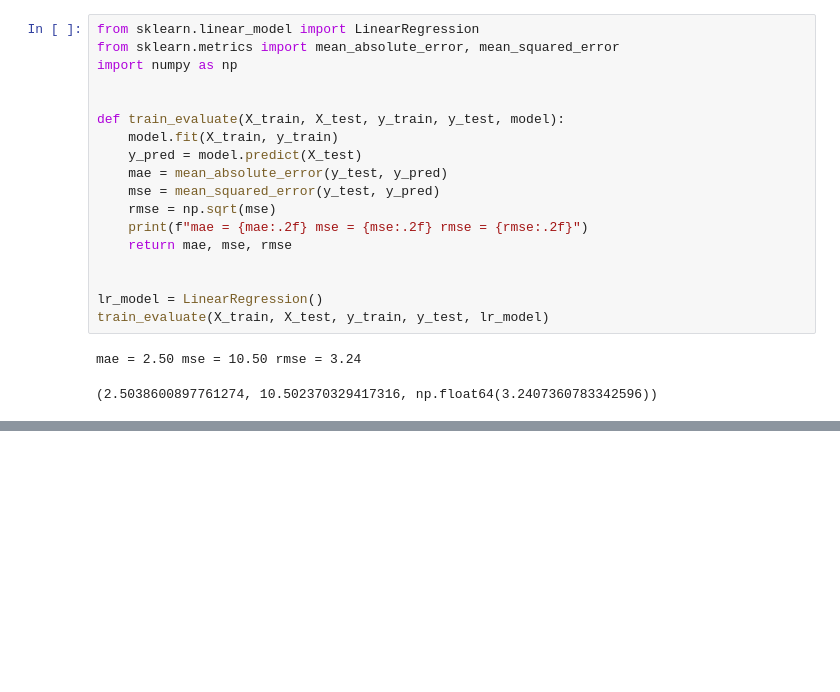
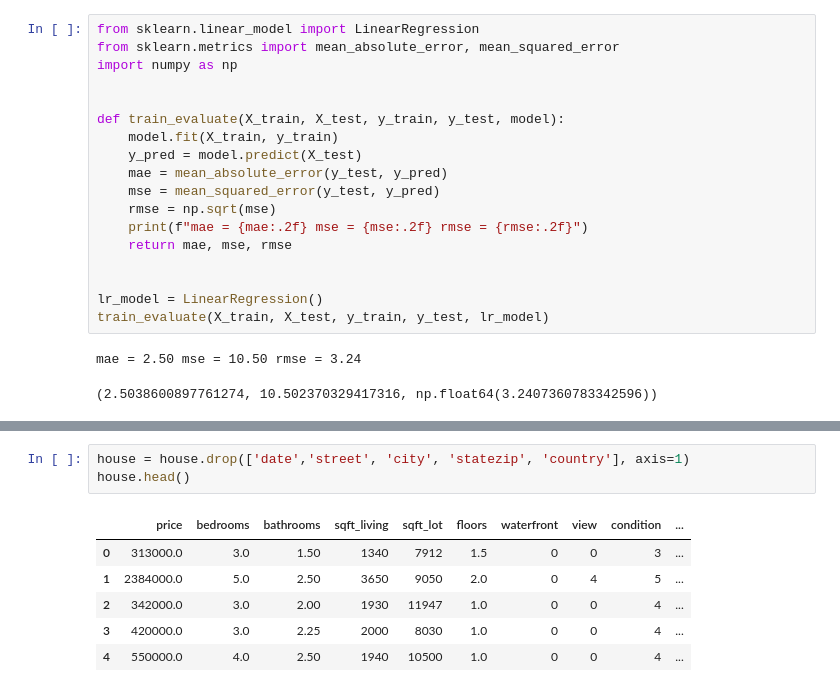
Before and after one commit to Lilit900/machine_learning_lilit_ajoyan_mlops25, a Jupyter notebook: exercises/exercise_1/mpg_linear_regression.ipynb, the cells around one changed output, grey strips where cells are left out. Saved outputs shown, nothing was run; the diff lists cells and outputs as text; blank space fills up the shorter version.

```diff
--- a/exercises/exercise_1/mpg_linear_regression.ipynb
+++ b/exercises/exercise_1/mpg_linear_regression.ipynb
@@ -151,0 +187,10 @@ mae = 2.50 mse = 10.50 rmse = 3.24
+# %%
+house = house.drop(['date','street', 'city', 'statezip', 'country'], axis=1)
+house.head()
+# %% [output]
+|  | price | bedrooms | bathrooms | sqft_living | sqft_lot | floors | waterfront | view | condition | ... |
+| 0 | 313000.0 | 3.0 | 1.50 | 1340 | 7912 | 1.5 | 0 | 0 | 3 | ... |
+| 1 | 2384000.0 | 5.0 | 2.50 | 3650 | 9050 | 2.0 | 0 | 4 | 5 | ... |
+| 2 | 342000.0 | 3.0 | 2.00 | 1930 | 11947 | 1.0 | 0 | 0 | 4 | ... |
+| 3 | 420000.0 | 3.0 | 2.25 | 2000 | 8030 | 1.0 | 0 | 0 | 4 | ... |
+| 4 | 550000.0 | 4.0 | 2.50 | 1940 | 10500 | 1.0 | 0 | 0 | 4 | ... |
```
Also changed, not shown: parts of 4 cells of this notebook.
